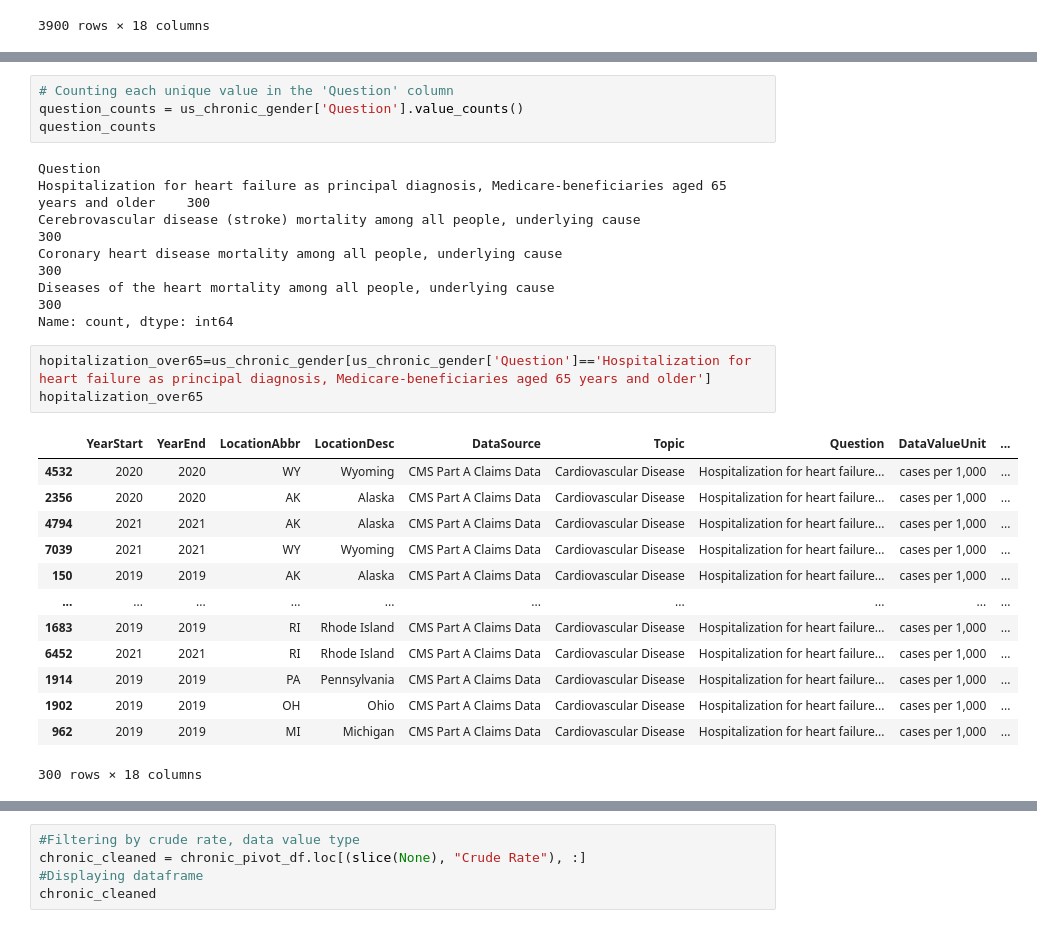
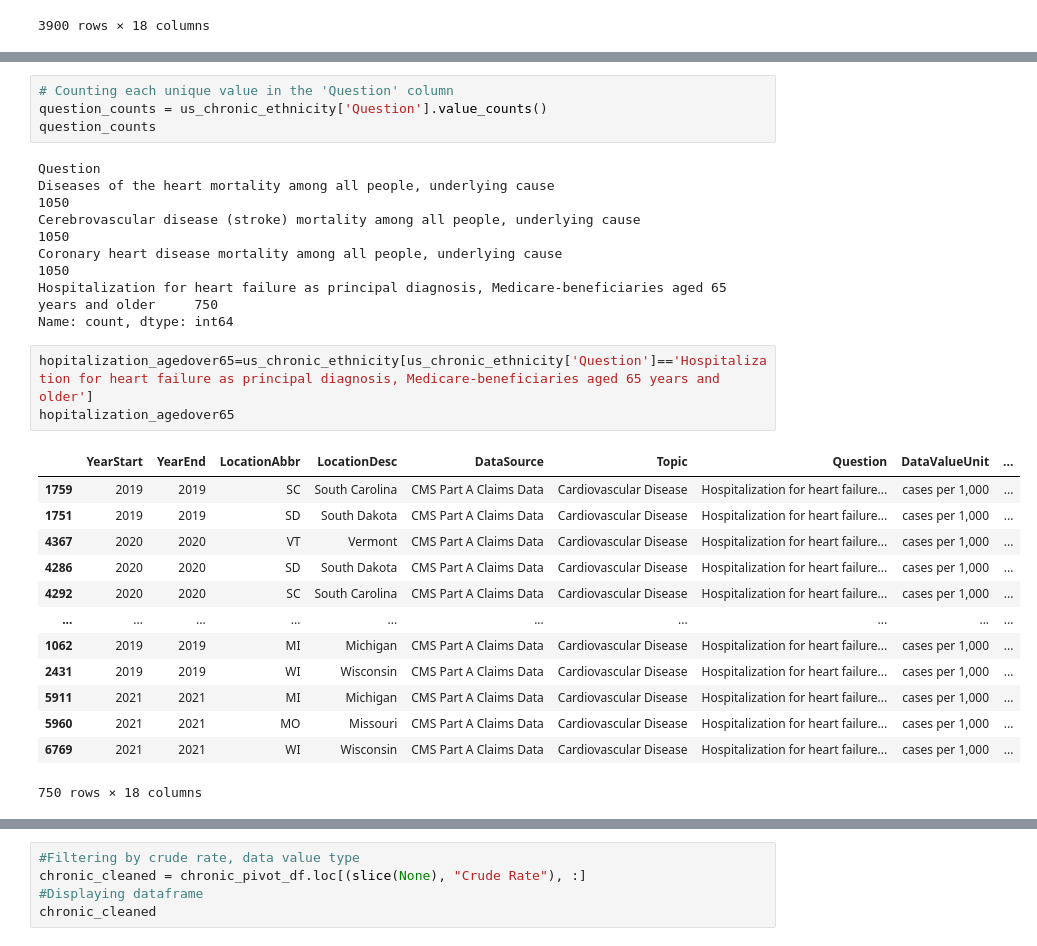
Before and after one commit to ajones1010/Project-1-, a Jupyter notebook: project_1trejo.ipynb, the cells around one changed output, grey strips where cells are left out. Cells and saved outputs as stored; diff of their text form.

```diff
--- a/project_1trejo.ipynb
+++ b/project_1trejo.ipynb
@@ -565,30 +548,30 @@ us_chronic_gender
 # %%
 # Counting each unique value in the 'Question' column
-question_counts = us_chronic_gender['Question'].value_counts()
+question_counts = us_chronic_ethnicity['Question'].value_counts()
 question_counts
 # %% [output]
 Question
-Hospitalization for heart failure as principal diagnosis, Medicare-beneficiaries aged 65 years and older    300
-Cerebrovascular disease (stroke) mortality among all people, underlying cause                               300
-Coronary heart disease mortality among all people, underlying cause                                         300
-Diseases of the heart mortality among all people, underlying cause                                          300
+Diseases of the heart mortality among all people, underlying cause                                          1050
+Cerebrovascular disease (stroke) mortality among all people, underlying cause                               1050
+Coronary heart disease mortality among all people, underlying cause                                         1050
+Hospitalization for heart failure as principal diagnosis, Medicare-beneficiaries aged 65 years and older     750
 Name: count, dtype: int64
 # %%
-hopitalization_over65=us_chronic_gender[us_chronic_gender['Question']=='Hospitalization for heart failure as principal diagnosis, Medicare-beneficiaries aged 65 years and older']
-hopitalization_over65
+hopitalization_agedover65=us_chronic_ethnicity[us_chronic_ethnicity['Question']=='Hospitalization for heart failure as principal diagnosis, Medicare-beneficiaries aged 65 years and older']
+hopitalization_agedover65
 # %% [output]
 |  | YearStart | YearEnd | LocationAbbr | LocationDesc | DataSource | Topic | Question | DataValueUnit | ... |
-| 4532 | 2020 | 2020 | WY | Wyoming | CMS Part A Claims Data | Cardiovascular Disease | Hospitalization for heart failure... | cases per 1,000 | ... |
-| 2356 | 2020 | 2020 | AK | Alaska | CMS Part A Claims Data | Cardiovascular Disease | Hospitalization for heart failure... | cases per 1,000 | ... |
-| 4794 | 2021 | 2021 | AK | Alaska | CMS Part A Claims Data | Cardiovascular Disease | Hospitalization for heart failure... | cases per 1,000 | ... |
-| 7039 | 2021 | 2021 | WY | Wyoming | CMS Part A Claims Data | Cardiovascular Disease | Hospitalization for heart failure... | cases per 1,000 | ... |
-| 150 | 2019 | 2019 | AK | Alaska | CMS Part A Claims Data | Cardiovascular Disease | Hospitalization for heart failure... | cases per 1,000 | ... |
+| 1759 | 2019 | 2019 | SC | South Carolina | CMS Part A Claims Data | Cardiovascular Disease | Hospitalization for heart failure... | cases per 1,000 | ... |
+| 1751 | 2019 | 2019 | SD | South Dakota | CMS Part A Claims Data | Cardiovascular Disease | Hospitalization for heart failure... | cases per 1,000 | ... |
+| 4367 | 2020 | 2020 | VT | Vermont | CMS Part A Claims Data | Cardiovascular Disease | Hospitalization for heart failure... | cases per 1,000 | ... |
+| 4286 | 2020 | 2020 | SD | South Dakota | CMS Part A Claims Data | Cardiovascular Disease | Hospitalization for heart failure... | cases per 1,000 | ... |
+| 4292 | 2020 | 2020 | SC | South Carolina | CMS Part A Claims Data | Cardiovascular Disease | Hospitalization for heart failure... | cases per 1,000 | ... |
 | ... | ... | ... | ... | ... | ... | ... | ... | ... | ... |
-| 1683 | 2019 | 2019 | RI | Rhode Island | CMS Part A Claims Data | Cardiovascular Disease | Hospitalization for heart failure... | cases per 1,000 | ... |
-| 6452 | 2021 | 2021 | RI | Rhode Island | CMS Part A Claims Data | Cardiovascular Disease | Hospitalization for heart failure... | cases per 1,000 | ... |
-| 1914 | 2019 | 2019 | PA | Pennsylvania | CMS Part A Claims Data | Cardiovascular Disease | Hospitalization for heart failure... | cases per 1,000 | ... |
-| 1902 | 2019 | 2019 | OH | Ohio | CMS Part A Claims Data | Cardiovascular Disease | Hospitalization for heart failure... | cases per 1,000 | ... |
-| 962 | 2019 | 2019 | MI | Michigan | CMS Part A Claims Data | Cardiovascular Disease | Hospitalization for heart failure... | cases per 1,000 | ... |
+| 1062 | 2019 | 2019 | MI | Michigan | CMS Part A Claims Data | Cardiovascular Disease | Hospitalization for heart failure... | cases per 1,000 | ... |
+| 2431 | 2019 | 2019 | WI | Wisconsin | CMS Part A Claims Data | Cardiovascular Disease | Hospitalization for heart failure... | cases per 1,000 | ... |
+| 5911 | 2021 | 2021 | MI | Michigan | CMS Part A Claims Data | Cardiovascular Disease | Hospitalization for heart failure... | cases per 1,000 | ... |
+| 5960 | 2021 | 2021 | MO | Missouri | CMS Part A Claims Data | Cardiovascular Disease | Hospitalization for heart failure... | cases per 1,000 | ... |
+| 6769 | 2021 | 2021 | WI | Wisconsin | CMS Part A Claims Data | Cardiovascular Disease | Hospitalization for heart failure... | cases per 1,000 | ... |
-300 rows × 18 columns
+750 rows × 18 columns
 # %%
 #The hospitalizations for heart failure for 65 and older
```
Also changed, not shown: parts of 5 cells of this notebook.
